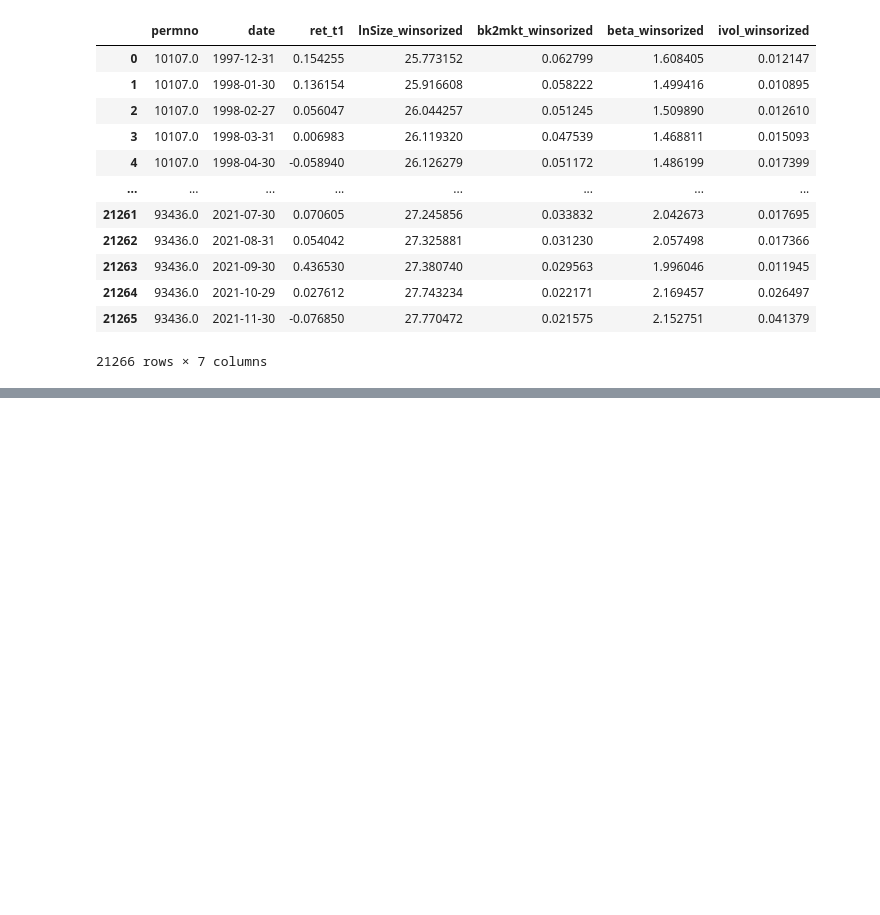
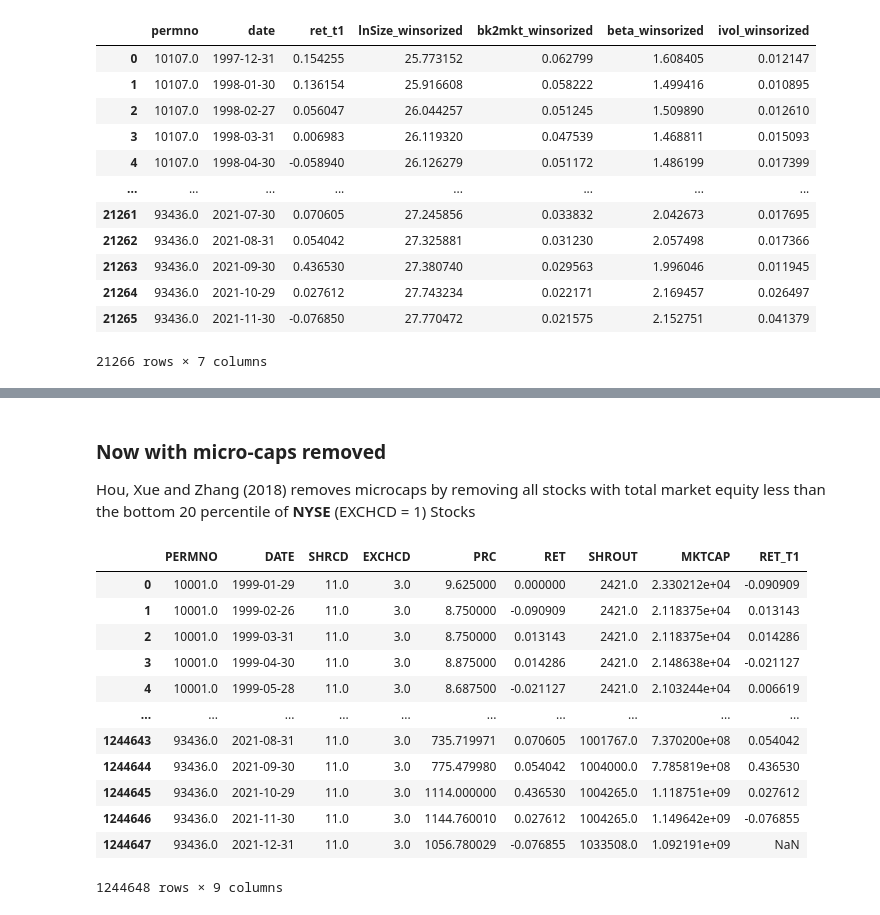
Before and after one commit to uWaterloo-CFM/CFM-301, a Jupyter notebook: Assignment 4/Assignment 4 - Code.ipynb, the cells around one changed output, grey strips where cells are left out. Cells and saved outputs as stored; diff of their text form; code cells hidden in the pictures; blank space fills up the shorter version.

```diff
--- a/Assignment 4/Assignment 4 - Code.ipynb
+++ b/Assignment 4/Assignment 4 - Code.ipynb
@@ -1212,0 +1428,20 @@ beta_df
+# %% [markdown]
+### Now with micro-caps removed
+
+Hou, Xue and Zhang (2018) removes microcaps by removing all stocks with total market equity less than the bottom 20 percentile of **NYSE** (EXCHCD = 1) Stocks
+# %%
+crsp_all_filtered
+# %% [output]
+|  | PERMNO | DATE | SHRCD | EXCHCD | PRC | RET | SHROUT | MKTCAP | RET_T1 |
+| 0 | 10001.0 | 1999-01-29 | 11.0 | 3.0 | 9.625000 | 0.000000 | 2421.0 | 2.330212e+04 | -0.090909 |
+| 1 | 10001.0 | 1999-02-26 | 11.0 | 3.0 | 8.750000 | -0.090909 | 2421.0 | 2.118375e+04 | 0.013143 |
+| 2 | 10001.0 | 1999-03-31 | 11.0 | 3.0 | 8.750000 | 0.013143 | 2421.0 | 2.118375e+04 | 0.014286 |
+| 3 | 10001.0 | 1999-04-30 | 11.0 | 3.0 | 8.875000 | 0.014286 | 2421.0 | 2.148638e+04 | -0.021127 |
+| 4 | 10001.0 | 1999-05-28 | 11.0 | 3.0 | 8.687500 | -0.021127 | 2421.0 | 2.103244e+04 | 0.006619 |
+| ... | ... | ... | ... | ... | ... | ... | ... | ... | ... |
+| 1244643 | 93436.0 | 2021-08-31 | 11.0 | 3.0 | 735.719971 | 0.070605 | 1001767.0 | 7.370200e+08 | 0.054042 |
+| 1244644 | 93436.0 | 2021-09-30 | 11.0 | 3.0 | 775.479980 | 0.054042 | 1004000.0 | 7.785819e+08 | 0.436530 |
+| 1244645 | 93436.0 | 2021-10-29 | 11.0 | 3.0 | 1114.000000 | 0.436530 | 1004265.0 | 1.118751e+09 | 0.027612 |
+| 1244646 | 93436.0 | 2021-11-30 | 11.0 | 3.0 | 1144.760010 | 0.027612 | 1004265.0 | 1.149642e+09 | -0.076855 |
+| 1244647 | 93436.0 | 2021-12-31 | 11.0 | 3.0 | 1056.780029 | -0.076855 | 1033508.0 | 1.092191e+09 | NaN |
+1244648 rows × 9 columns
```
Also changed, not shown: parts of 33 cells of this notebook, 2 other files.
